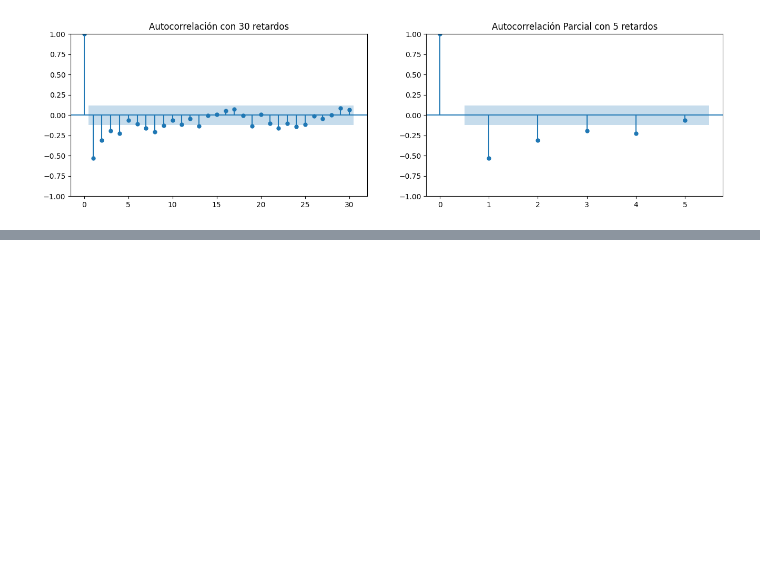
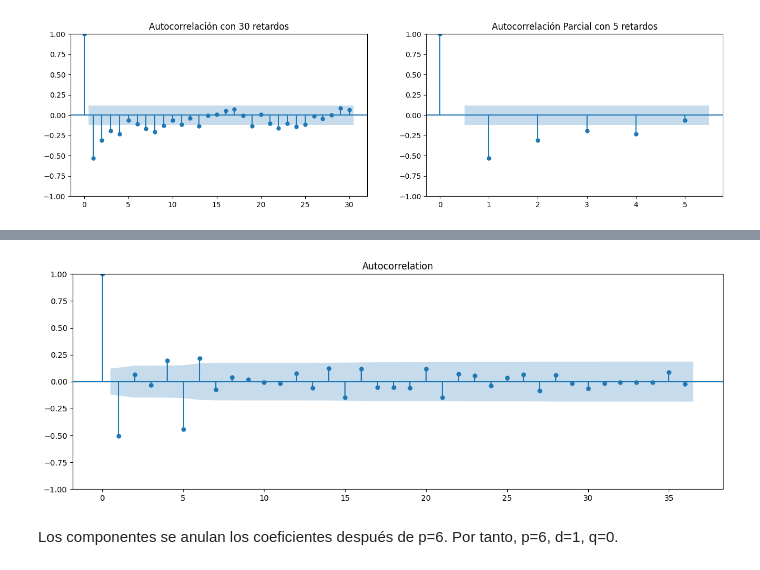
Before and after one commit to MGonza20/Lab2_DataScience, a Jupyter notebook: importaciones.ipynb, the cells around one changed output, grey strips where cells are left out. Drawn from its saved outputs; the diff is of its cells as text; code cells hidden in the pictures; blank space fills up the shorter version.

```diff
--- a/importaciones.ipynb
+++ b/importaciones.ipynb
@@ -247,0 +258,10 @@ plt.show()
+# %%
+data_diesel['diesel_boxcox_diff_5'] = data_diesel['diesel_boxcox_diff'].diff(5)
+data_diesel.dropna(subset=['diesel_boxcox_diff_5'], inplace=True)
+# %%
+plot_acf(data_diesel['diesel_boxcox_diff_5'], lags=36)
+plt.show()
+# %% [output]
+[figure, added]
+# %% [markdown]
+Los componentes se anulan los coeficientes después de p=6. Por tanto, p=6, d=1, q=0.
```
Also changed, not shown: parts of 14 cells of this notebook.
